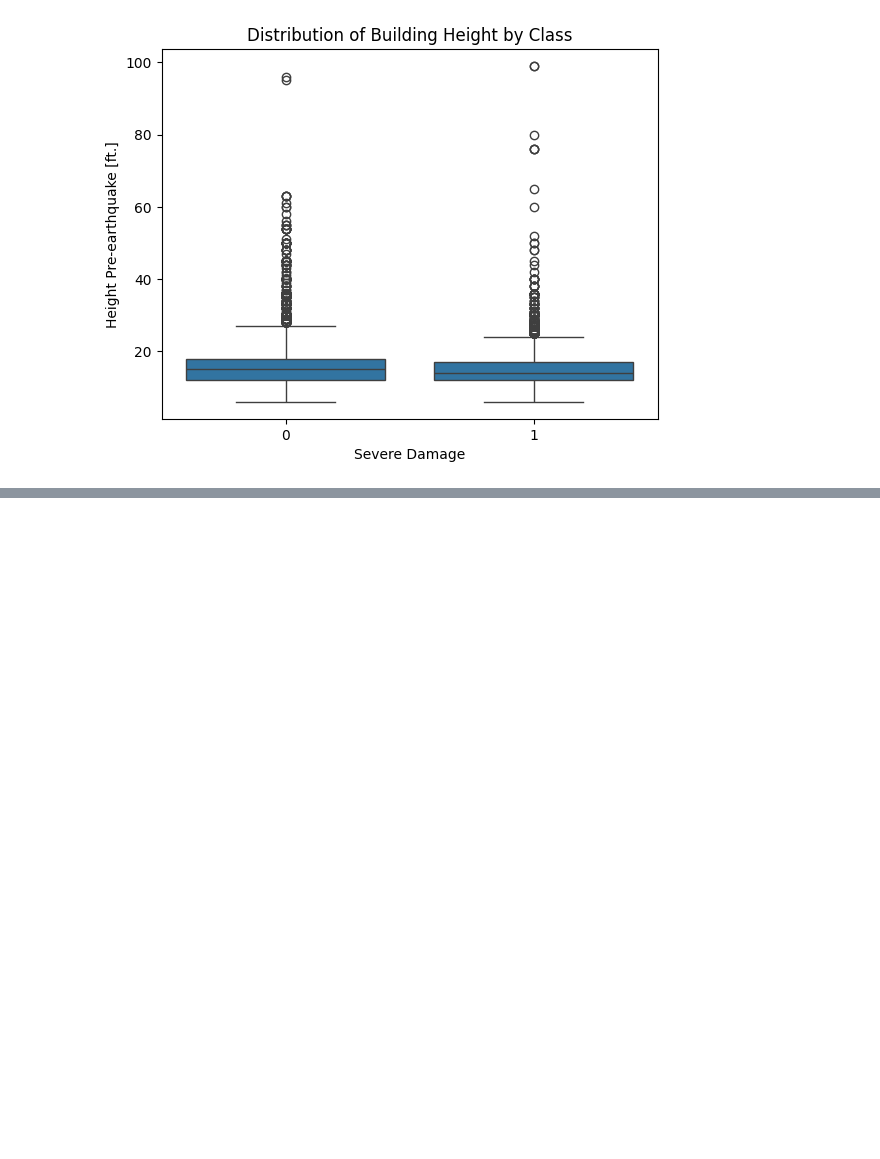
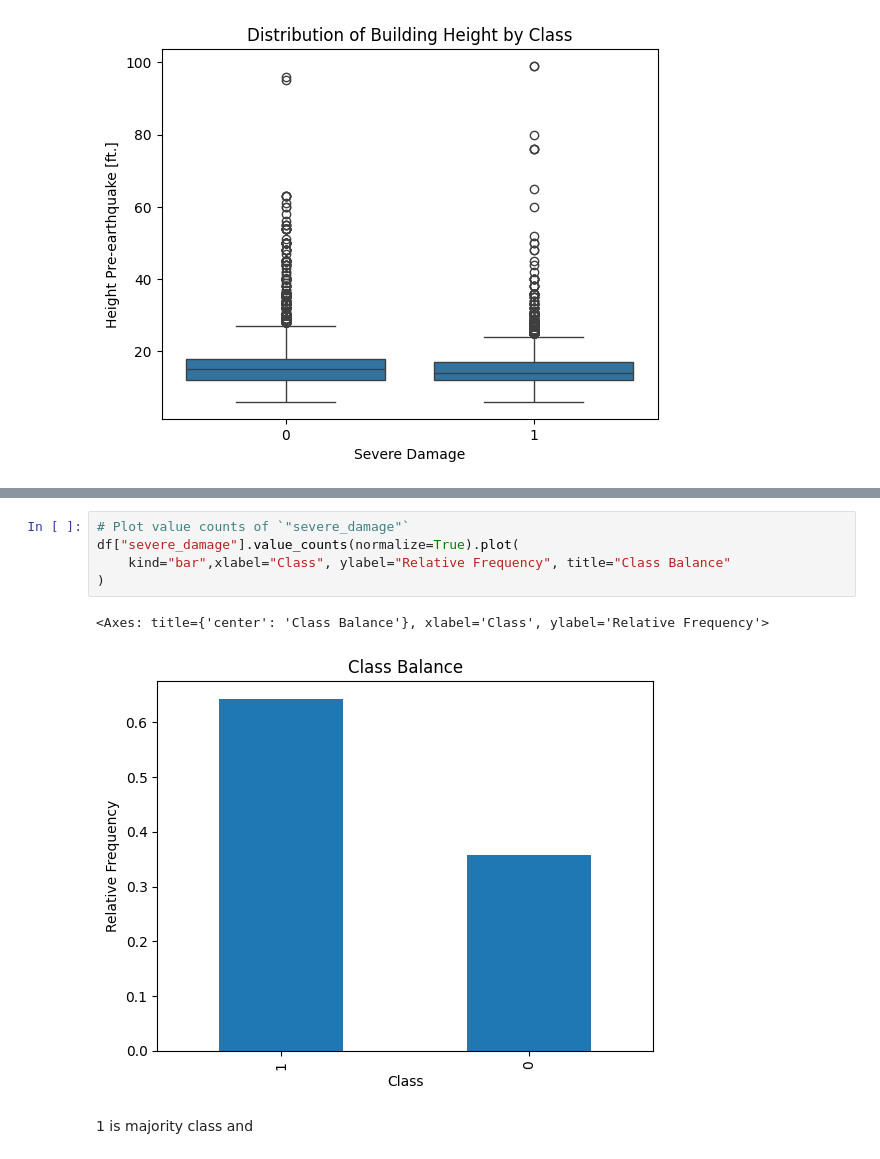
Before and after one commit to programmer-shark/earthquake-damage-prediction-model, a Jupyter notebook: 042-logistic-regression.ipynb, the cells around one changed output, grey strips where cells are left out. Saved outputs shown, nothing was run; the diff lists cells and outputs as text; blank space fills up the shorter version.

Commit message:
class balance bar chart

```diff
--- a/042-logistic-regression.ipynb
+++ b/042-logistic-regression.ipynb
@@ -219,0 +236,10 @@ Here the box is bottom for 1 and also 0, best case would be where the box for 1
+# %%
+# Plot value counts of `"severe_damage"`
+df["severe_damage"].value_counts(normalize=True).plot(
+    kind="bar",xlabel="Class", ylabel="Relative Frequency", title="Class Balance"
+)
+# %% [output]
+<Axes: title={'center': 'Class Balance'}, xlabel='Class', ylabel='Relative Frequency'>
+[figure, added]
+# %% [markdown]
+1 is majority class and
```
Also changed, not shown: parts of 3 cells of this notebook.
